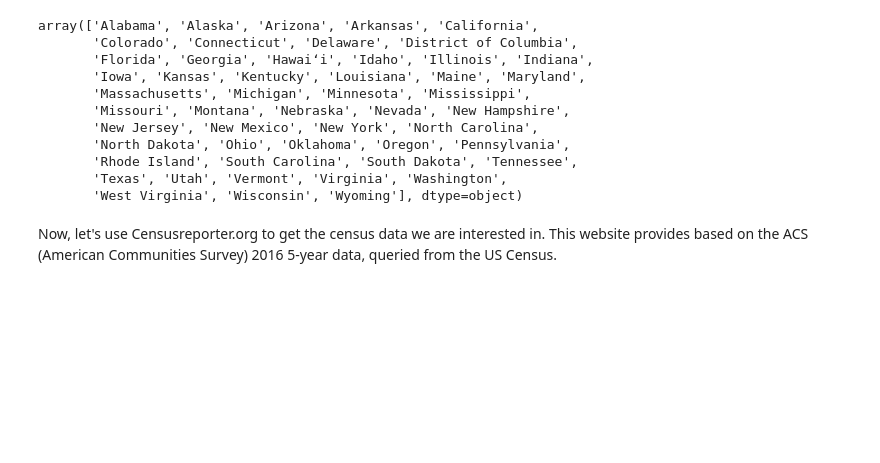
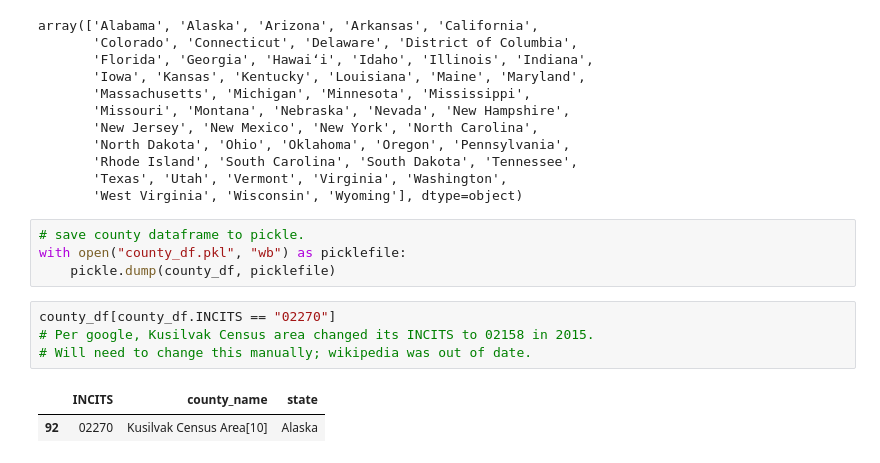
Before and after one commit to jl56923/project_2, a Jupyter notebook: Data_Scraping.ipynb, the cells around one changed output. Cells and saved outputs as stored; diff of their text form; blank space fills up the shorter version.

```diff
--- a/Data_Scraping.ipynb
+++ b/Data_Scraping.ipynb
@@ -111,5 +109,14 @@ array(['Alabama', 'Alaska', 'Arizona', 'Arkansas', 'California',
        'Rhode Island', 'South Carolina', 'South Dakota', 'Tennessee',
        'Texas', 'Utah', 'Vermont', 'Virginia', 'Washington',
        'West Virginia', 'Wisconsin', 'Wyoming'], dtype=object)
-# %% [markdown]
-Now, let's use Censusreporter.org to get the census data we are interested in. This website provides based on the ACS (American Communities Survey) 2016 5-year data, queried from the US Census.
+# %%
+# save county dataframe to pickle.
+with open("county_df.pkl", "wb") as picklefile:
+    pickle.dump(county_df, picklefile)
+# %%
+county_df[county_df.INCITS == "02270"]
+# Per google, Kusilvak Census area changed its INCITS to 02158 in 2015.
+# Will need to change this manually; wikipedia was out of date.
+# %% [output]
+|  | INCITS | county_name | state |
+| 92 | 02270 | Kusilvak Census Area[10] | Alaska |
```
Also changed, not shown: parts of 36 cells of this notebook, 3 other files.
